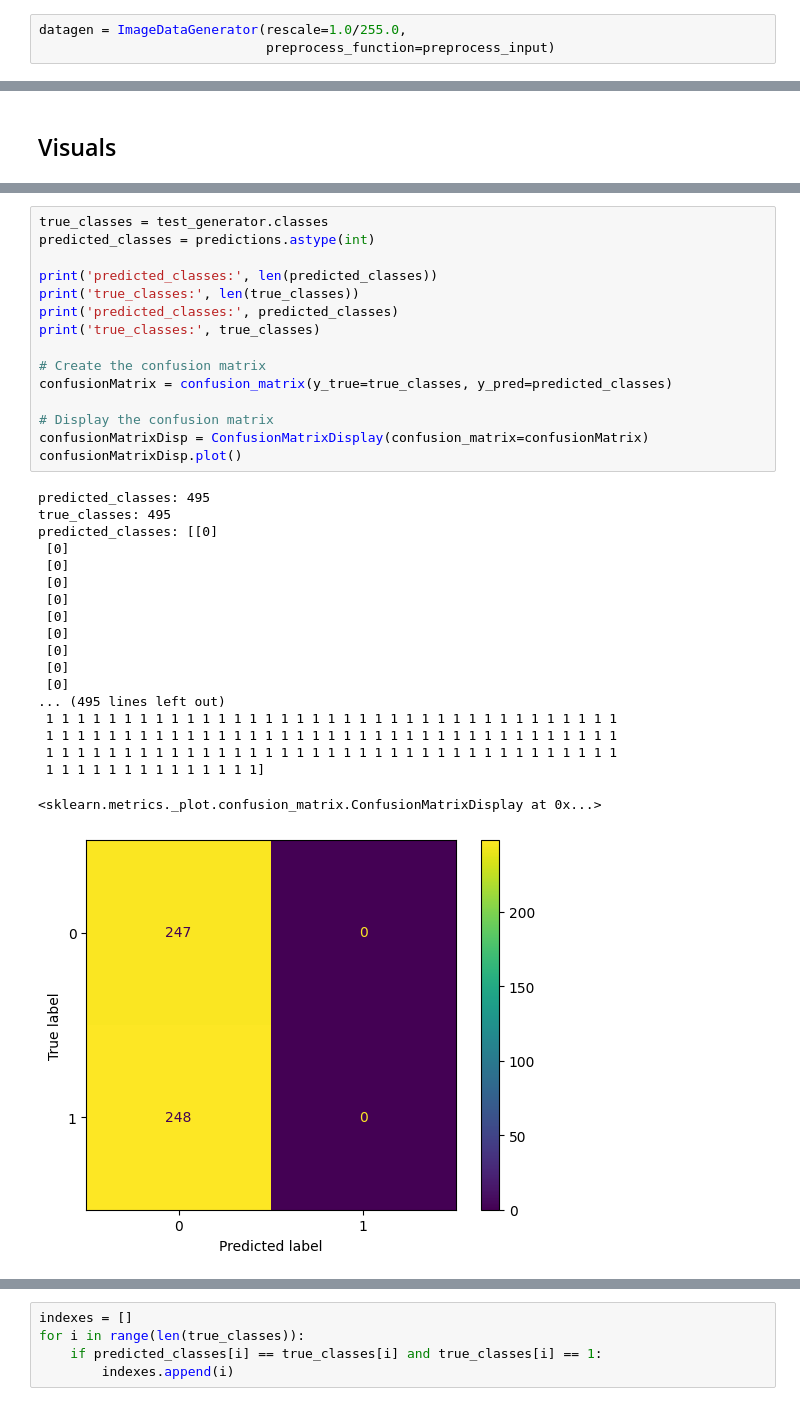
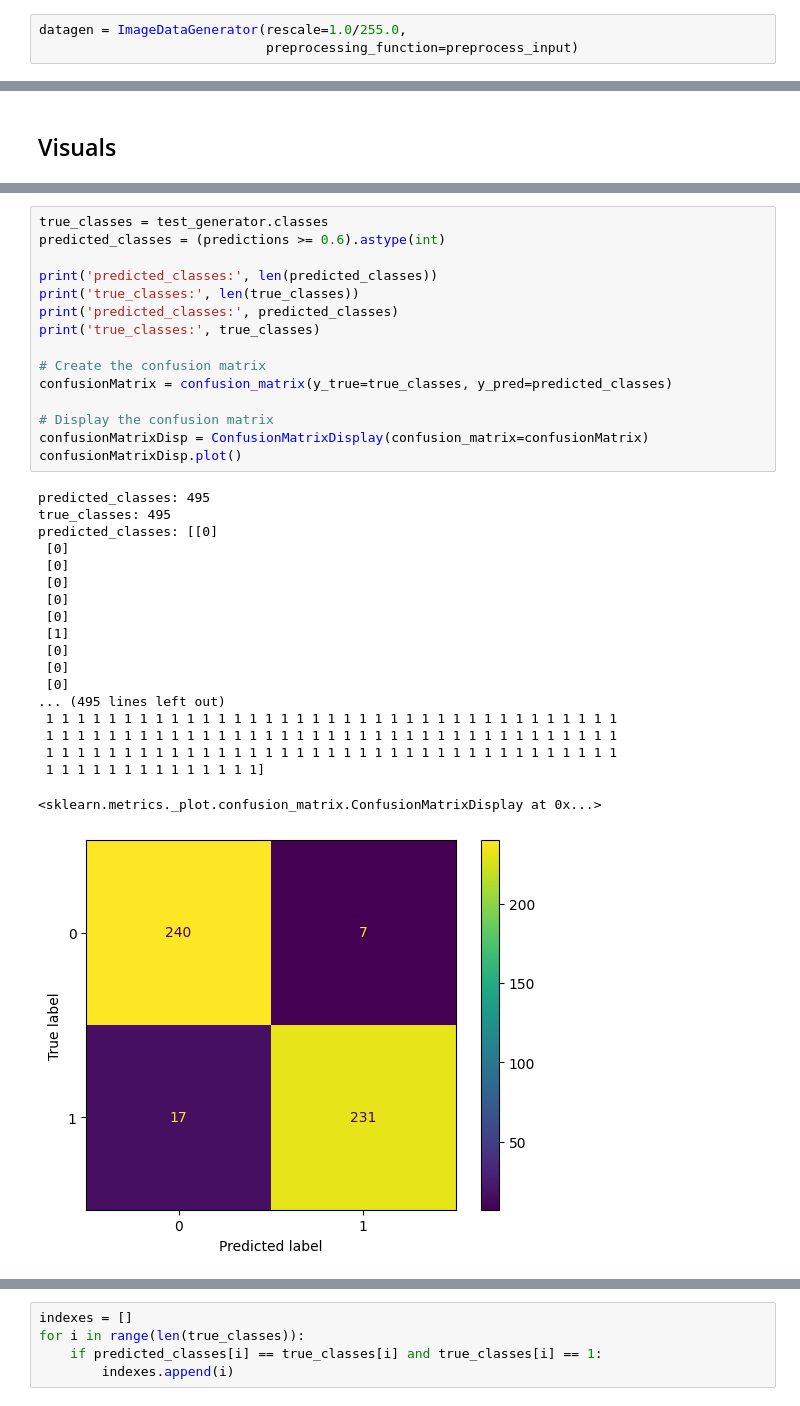
Before and after one commit to GuusArts/BeerViews, a Jupyter notebook: Notebook.ipynb, the cells around one changed output, grey strips where cells are left out. Cells and saved outputs as stored; diff of their text form.

```diff
--- a/Notebook.ipynb
+++ b/Notebook.ipynb
@@ -80,4 +81,4 @@ split_data(src_dir, categories, base_dir)
 #split_data(src_dir, categories, base_dir)
 # %%
 datagen = ImageDataGenerator(rescale=1.0/255.0,
-                             preprocess_function=preprocess_input)
+                             preprocessing_function=preprocess_input)
@@ -553,38 +552,38 @@ NameError: name 'predictions' is not defined
 # %%
 true_classes = test_generator.classes
-predicted_classes = predictions.astype(int)
+predicted_classes = (predictions >= 0.6).astype(int)
 
 print('predicted_classes:', len(predicted_classes))
 print('true_classes:', len(true_classes))
 print('predicted_classes:', predicted_classes)
 print('true_classes:', true_classes)
 
 # Create the confusion matrix
 confusionMatrix = confusion_matrix(y_true=true_classes, y_pred=predicted_classes)
 
 # Display the confusion matrix
 confusionMatrixDisp = ConfusionMatrixDisplay(confusion_matrix=confusionMatrix)
 confusionMatrixDisp.plot()
 # %% [output]
 predicted_classes: 495
 true_classes: 495
 predicted_classes: [[0]
  [0]
  [0]
  [0]
  [0]
  [0]
- [0]
+ [1]
  [0]
  [0]
  [0]
 ... (495 lines left out)
  1 1 1 1 1 1 1 1 1 1 1 1 1 1 1 1 1 1 1 1 1 1 1 1 1 1 1 1 1 1 1 1 1 1 1 1 1
  1 1 1 1 1 1 1 1 1 1 1 1 1 1 1 1 1 1 1 1 1 1 1 1 1 1 1 1 1 1 1 1 1 1 1 1 1
  1 1 1 1 1 1 1 1 1 1 1 1 1 1 1 1 1 1 1 1 1 1 1 1 1 1 1 1 1 1 1 1 1 1 1 1 1
  1 1 1 1 1 1 1 1 1 1 1 1 1 1]
 <sklearn.metrics._plot.confusion_matrix.ConfusionMatrixDisplay at 0x...>
-[figure, old version]
+[figure, new version]
 # %%
 from sklearn.metrics import precision_score, recall_score, f1_score
 
```
Also changed, not shown: parts of 29 cells of this notebook, 9 other files.
